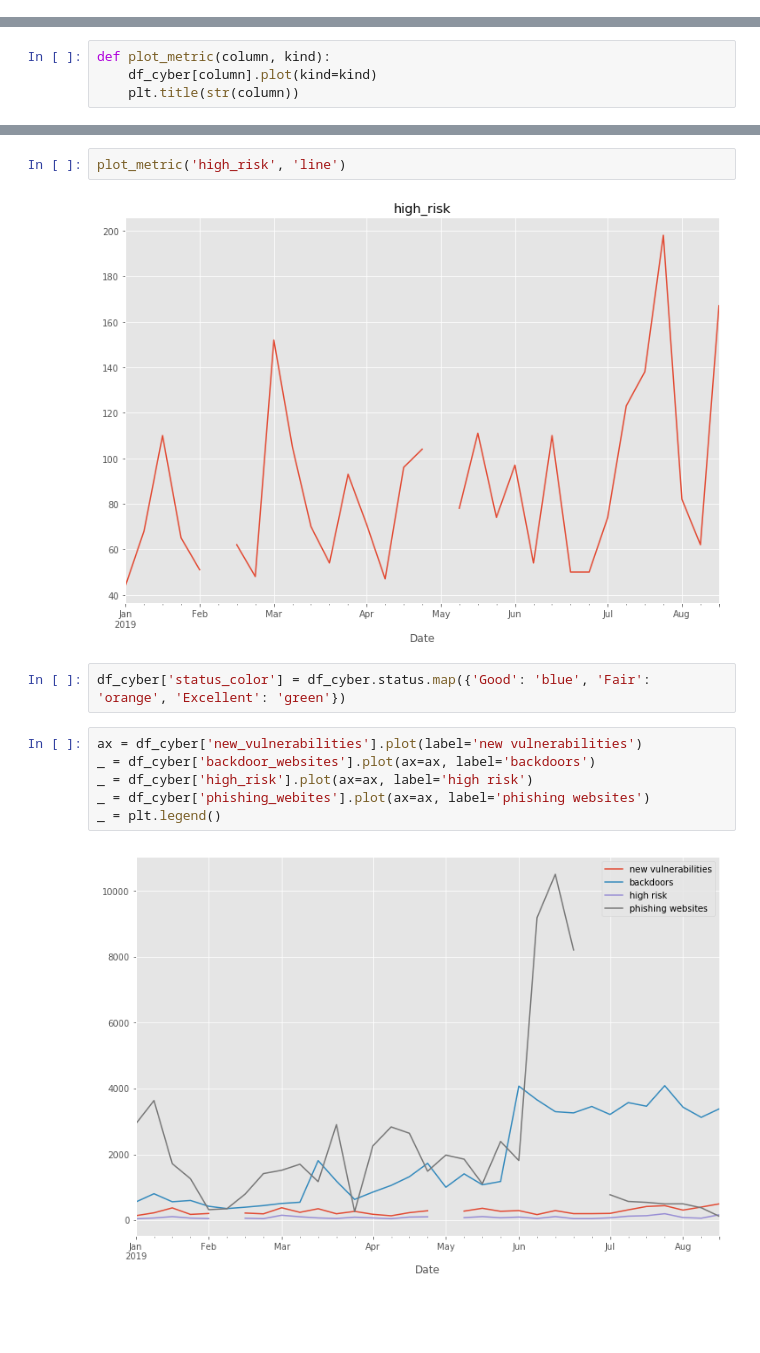
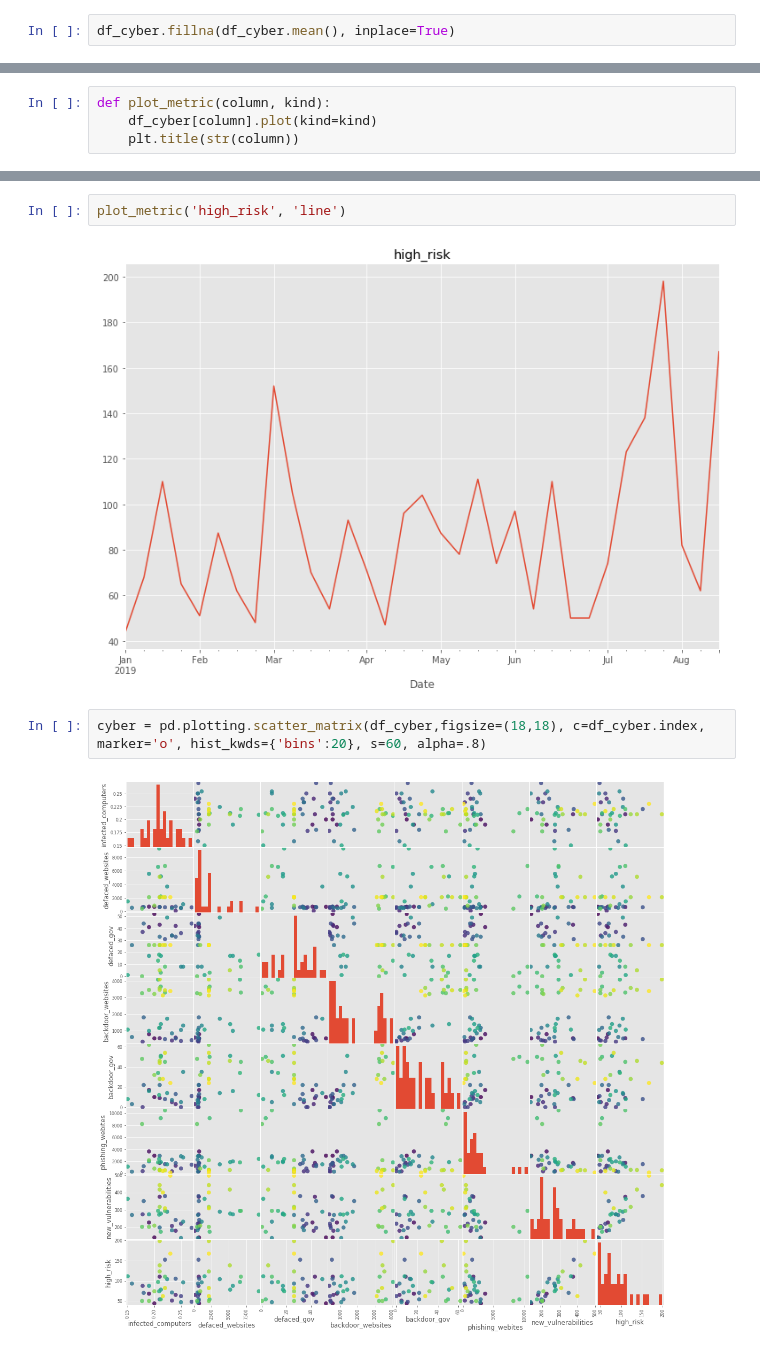
Before and after one commit to simprism/china_cyber, a Jupyter notebook: china_cyber.ipynb, the cells around one changed output, grey strips where cells are left out. Saved outputs shown, nothing was run; the diff lists cells and outputs as text; blank space fills up the shorter version.

```diff
--- a/china_cyber.ipynb
+++ b/china_cyber.ipynb
@@ -43,0 +51,2 @@ _ = df_cyber['infected_computers'].plot()
+# %%
+df_cyber.fillna(df_cyber.mean(), inplace=True)
@@ -59,14 +72,8 @@ plot_metric('new_vulnerabilities', 'line')
 # %%
 plot_metric('high_risk', 'line')
 # %% [output]
-[figure, old version]
+[figure, new version]
-# %%
-df_cyber['status_color'] = df_cyber.status.map({'Good': 'blue', 'Fair': 'orange', 'Excellent': 'green'})
-# %%
-ax = df_cyber['new_vulnerabilities'].plot(label='new vulnerabilities')
-_ = df_cyber['backdoor_websites'].plot(ax=ax, label='backdoors')
-_ = df_cyber['high_risk'].plot(ax=ax, label='high risk')
-_ = df_cyber['phishing_webites'].plot(ax=ax, label='phishing websites')
-_ = plt.legend()
-# %% [output]
-[figure, removed]
+# %%
+cyber = pd.plotting.scatter_matrix(df_cyber,figsize=(18,18), c=df_cyber.index, marker='o', hist_kwds={'bins':20}, s=60, alpha=.8)
+# %% [output]
+[figure, added]
```
Also changed, not shown: parts of 13 cells of this notebook.
